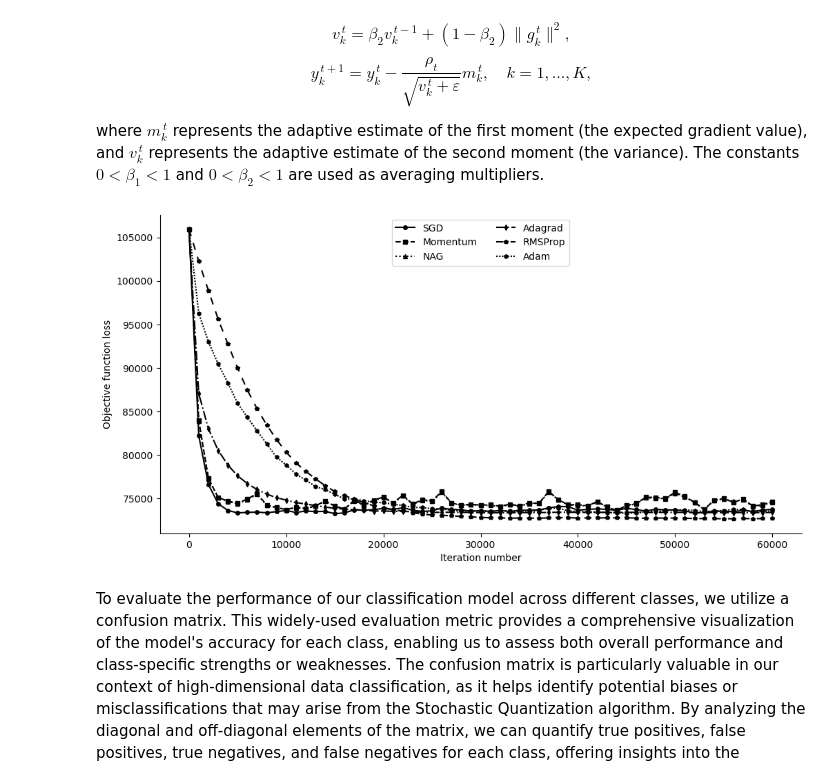
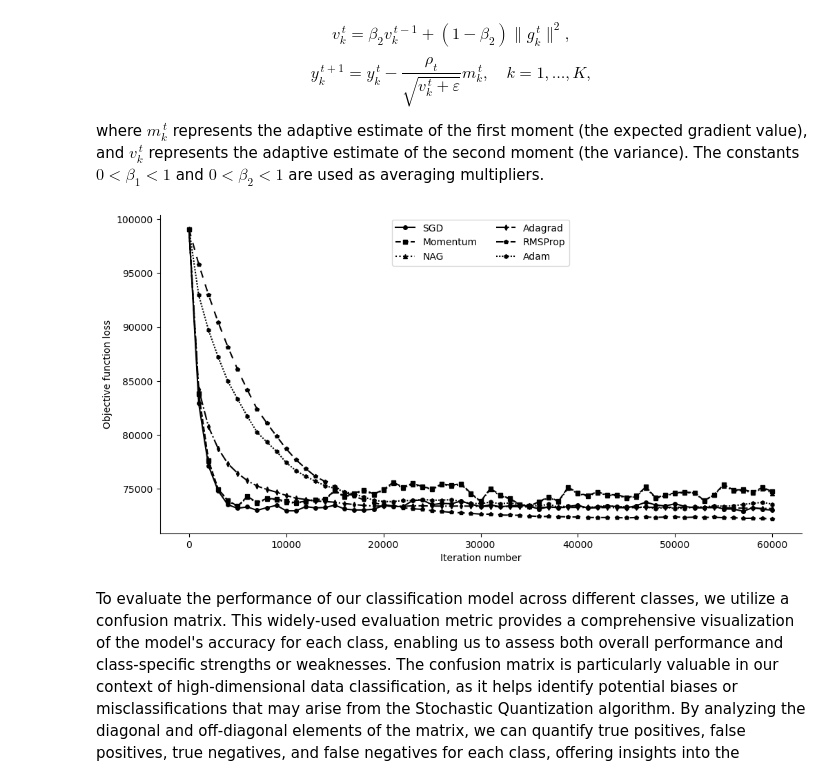
Before and after one commit to kaydotdev/stochastic-quantization, a Jupyter notebook: code/notebooks/quantization.ipynb, the cells around one changed output. Drawn from its saved outputs; the diff is of its cells as text; code cells hidden in the pictures.

Commit message:
feat(quantization.ipynb): update experimental results with the new package version

```diff
--- a/code/notebooks/quantization.ipynb
+++ b/code/notebooks/quantization.ipynb
@@ -419,46 +419,46 @@ for cls, embeds in train_group_labeled_embeds.items():
     sq_init = np.vstack((sq_init, cls_init))
 
 sq_algorithms = {
-    "SGD": sqg.StochasticQuantization(sqg.SGDOptimizer(), n_clusters=10, max_iter=SQ_ITERS, log_step=SQ_LOGGING_STEP,
+    "SGD": sqc.StochasticQuantization(sqc.SGDOptimizer(), n_clusters=10, max_iter=SQ_ITERS, log_step=SQ_LOGGING_STEP,
                                      init=sq_init, random_state=np.random.RandomState(RANDOM_SEED)),
-    "Momentum": sqg.StochasticQuantization(sqg.MomentumOptimizer(), n_clusters=10, max_iter=SQ_ITERS, log_step=SQ_LOGGING_STEP,
+    "Momentum": sqc.StochasticQuantization(sqc.MomentumOptimizer(), n_clusters=10, max_iter=SQ_ITERS, log_step=SQ_LOGGING_STEP,
                                           init=sq_init, random_state=np.random.RandomState(RANDOM_SEED)),
-    "NAG": sqg.StochasticQuantization(sqg.NAGOptimizer(), n_clusters=10, max_iter=SQ_ITERS, log_step=SQ_LOGGING_STEP,
+    "NAG": sqc.StochasticQuantization(sqc.NAGOptimizer(), n_clusters=10, max_iter=SQ_ITERS, log_step=SQ_LOGGING_STEP,
                                      init=sq_init, random_state=np.random.RandomState(RANDOM_SEED)),
-    "Adagrad": sqg.StochasticQuantization(sqg.AdagradOptimizer(), n_clusters=10, max_iter=SQ_ITERS, log_step=SQ_LOGGING_STEP,
+    "Adagrad": sqc.StochasticQuantization(sqc.AdagradOptimizer(), n_clusters=10, max_iter=SQ_ITERS, log_step=SQ_LOGGING_STEP,
                                          init=sq_init, learning_rate=0.1, random_state=np.random.RandomState(RANDOM_SEED)),
-    "RMSProp": sqg.StochasticQuantization(sqg.RMSPropOptimizer(), n_clusters=10, max_iter=SQ_ITERS, log_step=SQ_LOGGING_STEP,
+    "RMSProp": sqc.StochasticQuantization(sqc.RMSPropOptimizer(), n_clusters=10, max_iter=SQ_ITERS, log_step=SQ_LOGGING_STEP,
                                          init=sq_init, random_state=np.random.RandomState(RANDOM_SEED)),
-    "Adam": sqg.StochasticQuantization(sqg.AdamOptimizer(), n_clusters=10, max_iter=SQ_ITERS, log_step=SQ_LOGGING_STEP,
+    "Adam": sqc.StochasticQuantization(sqc.AdamOptimizer(), n_clusters=10, max_iter=SQ_ITERS, log_step=SQ_LOGGING_STEP,
                                       learning_rate=0.01, init=sq_init, random_state=np.random.RandomState(RANDOM_SEED))
 }
 
 markers = [("o", "-"), ("s", "--"), ("^", ":"), ("d", "-."), ("p", (0, (5, 5))), ("h", (0, (1, 1)))]
 fig, ax = plt.subplots(1, 1, figsize=(12, 6))
 
 for idx, (name, alg) in enumerate(sq_algorithms.items()):
     marker, linestyle = markers[idx % len(markers)]
 
     if train_all_unlabeled_embeds is not None:
         sq_embeds = np.concatenate((train_all_labeled_embeds, train_all_unlabeled_embeds))
     else:
         sq_embeds = train_all_labeled_embeds
 
     alg = alg.fit(sq_embeds)
 
     ax.plot(np.arange(len(alg.loss_history_)) * SQ_LOGGING_STEP,
             alg.loss_history_, linestyle=linestyle, marker=marker,
             color="k", markersize=4, label=name)
 
 ax.spines["top"].set_visible(False)
 ax.spines["right"].set_visible(False)
 
 plt.xlabel("Iteration number")
 plt.ylabel("Objective function loss")
 plt.legend(loc="upper center", ncol=2)
 plt.show()
 # %% [output]
-[figure, old version]
+[figure, new version]
 # %% [markdown]
 To evaluate the performance of our classification model across different classes, we utilize a confusion matrix. This widely-used evaluation metric provides a comprehensive visualization of the model's accuracy for each class, enabling us to assess both overall performance and class-specific strengths or weaknesses. The confusion matrix is particularly valuable in our context of high-dimensional data classification, as it helps identify potential biases or misclassifications that may arise from the Stochastic Quantization algorithm. By analyzing the diagonal and off-diagonal elements of the matrix, we can quantify true positives, false positives, true negatives, and false negatives for each class, offering insights into the robustness of our approach. The confusion matrix, denoted as $C_{ij}$, where $i$ and $j$ represent the predicted and actual classes respectively, is computed as follows:
 
```
Also changed, not shown: parts of 5 cells of this notebook.
